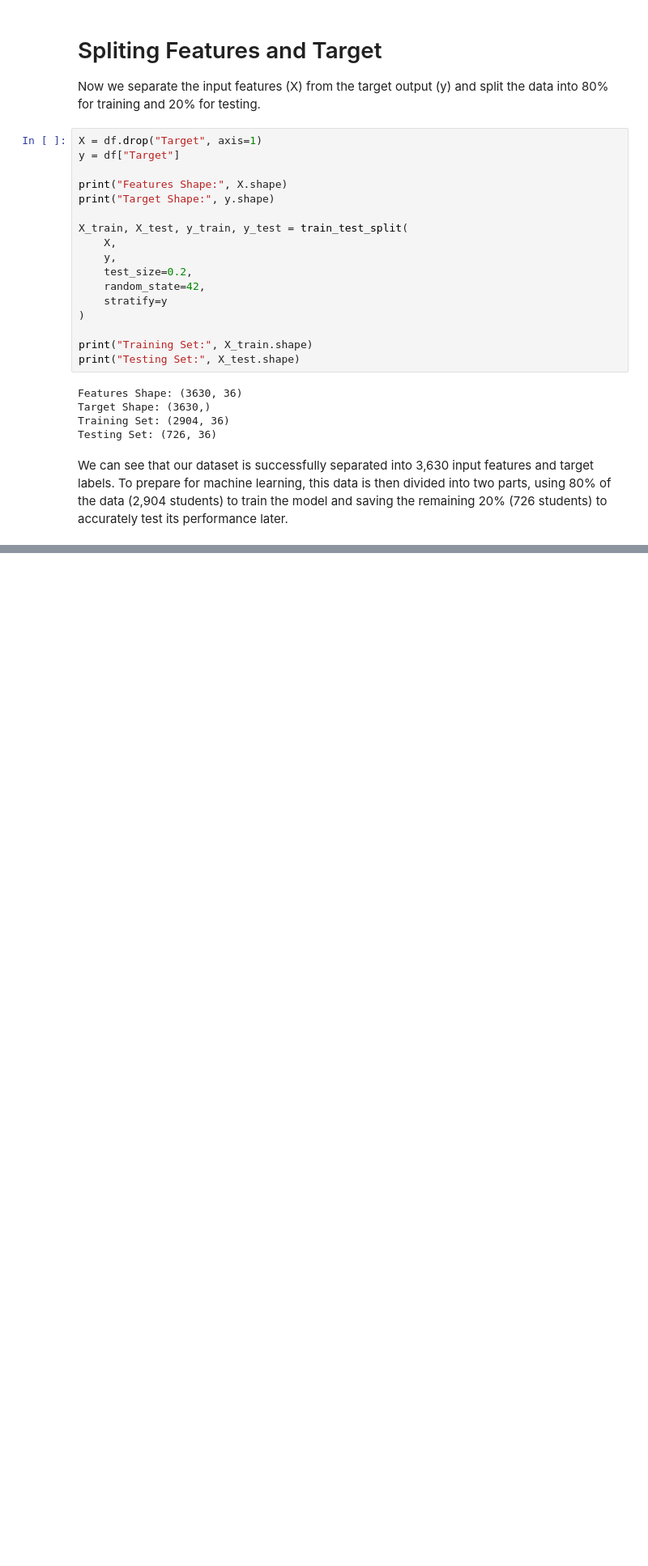
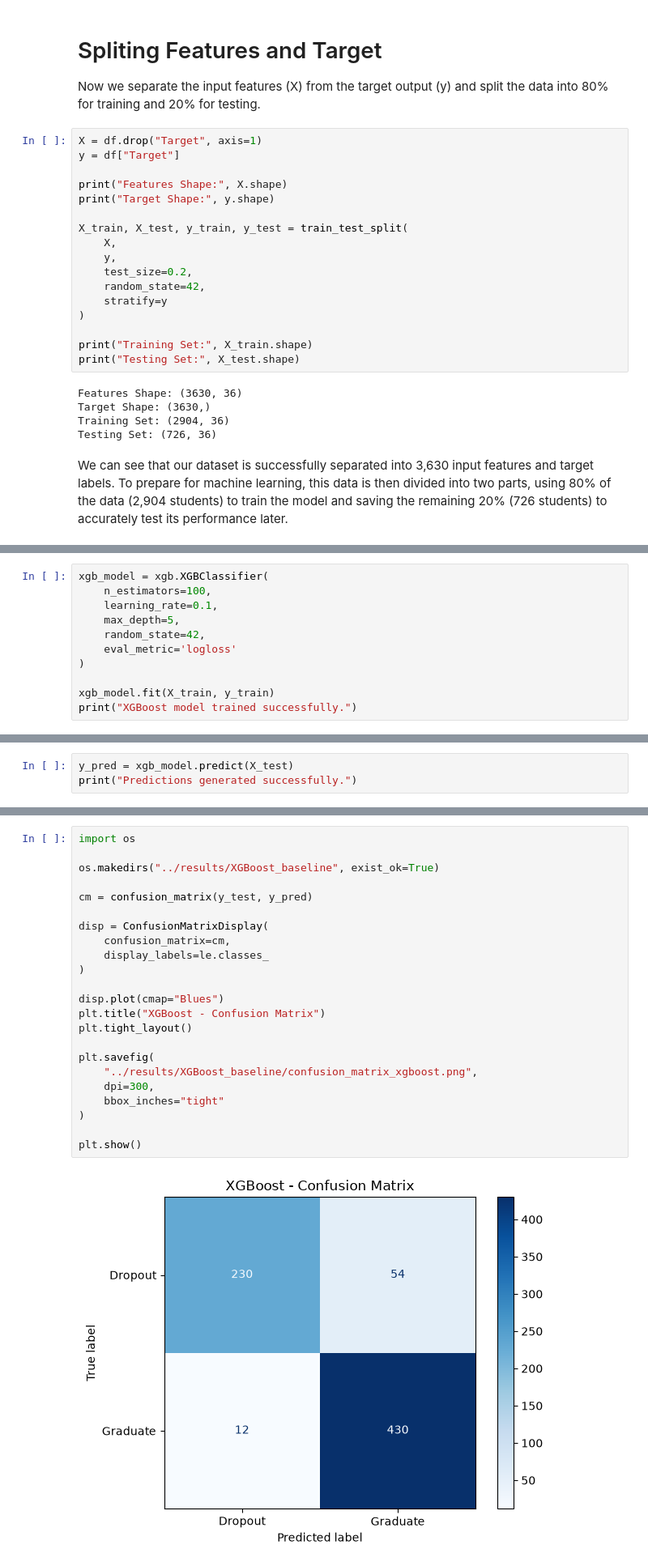
Before and after one commit to code-silence/student-dropout-prediction-research, a Jupyter notebook: notebooks/03_XGBoost_baseline.ipynb, the cells around one changed output, grey strips where cells are left out. Shown at 81% size. Drawn from its saved outputs; the diff is of its cells as text; blank space fills up the shorter version.

```diff
--- a/notebooks/03_XGBoost_baseline.ipynb
+++ b/notebooks/03_XGBoost_baseline.ipynb
@@ -85,0 +90,11 @@ We can see that our dataset is successfully separated into 3,630 input features
+# %%
+xgb_model = xgb.XGBClassifier(
+    n_estimators=100,
+    learning_rate=0.1,
+    max_depth=5,
+    random_state=42,
+    eval_metric='logloss'
+)
+
+xgb_model.fit(X_train, y_train)
+print("XGBoost model trained successfully.")
@@ -85,0 +105,3 @@ We can see that our dataset is successfully separated into 3,630 input features
+# %%
+y_pred = xgb_model.predict(X_test)
+print("Predictions generated successfully.")
@@ -85,0 +206,25 @@ We can see that our dataset is successfully separated into 3,630 input features
+# %%
+import os
+
+os.makedirs("../results/XGBoost_baseline", exist_ok=True)
+
+cm = confusion_matrix(y_test, y_pred)
+
+disp = ConfusionMatrixDisplay(
+    confusion_matrix=cm,
+    display_labels=le.classes_
+)
+
+disp.plot(cmap="Blues")
+plt.title("XGBoost - Confusion Matrix")
+plt.tight_layout()
+
+plt.savefig(
+    "../results/XGBoost_baseline/confusion_matrix_xgboost.png",
+    dpi=300,
+    bbox_inches="tight"
+)
+
+plt.show()
+# %% [output]
+[figure, added]
```
Also changed, not shown: parts of 17 cells of this notebook, 2 other files.
